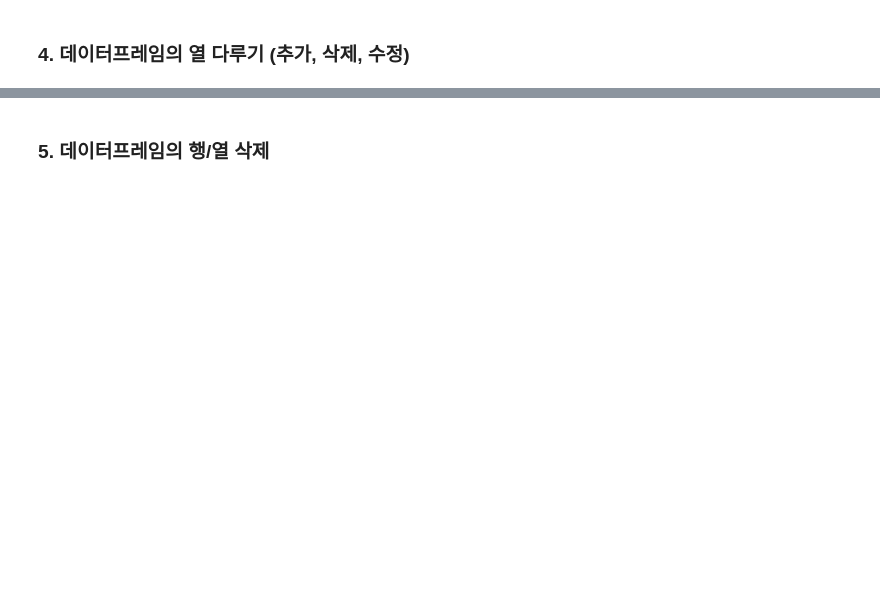
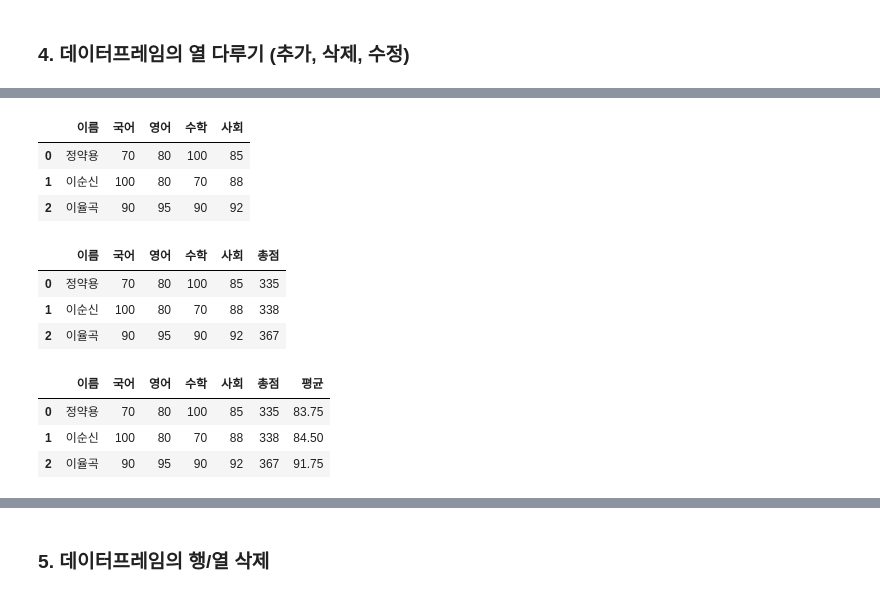
Before and after one commit to yangdamgyeong/lecture26_PyData26, a Jupyter notebook: AI기반데이터분석_03_판다스_기본사용법_실습.ipynb, the cells around one changed output, grey strips where cells are left out. Drawn from its saved outputs; the diff is of its cells as text; code cells hidden in the pictures; blank space fills up the shorter version.

```diff
--- a/AI기반데이터분석_03_판다스_기본사용법_실습.ipynb
+++ b/AI기반데이터분석_03_판다스_기본사용법_실습.ipynb
@@ -91,10 +244,31 @@ score_df
 # %%
 # '사회' 컬럼 추가
 scores =[85, 88, 92]
+score_df['사회'] = scores
+score_df
+# %% [output]
+|  | 이름 | 국어 | 영어 | 수학 | 사회 |
+| 0 | 정약용 | 70 | 80 | 100 | 85 |
+| 1 | 이순신 | 100 | 80 | 70 | 88 |
+| 2 | 이율곡 | 90 | 95 | 90 | 92 |
 # %%
 # 모든 칼럼의 값을 더해서 '총점' 칼럼 만들어 추가하기
+score_df['총점'] = score_df['국어'] + score_df['영어'] + score_df['수학'] + score_df['사회']
+score_df
+# %% [output]
+|  | 이름 | 국어 | 영어 | 수학 | 사회 | 총점 |
+| 0 | 정약용 | 70 | 80 | 100 | 85 | 335 |
+| 1 | 이순신 | 100 | 80 | 70 | 88 | 338 |
+| 2 | 이율곡 | 90 | 95 | 90 | 92 | 367 |
 # %%
 # '평균' 칼럼 추가
+score_df['평균'] = score_df['총점'] / 4
+score_df
+# %% [output]
+|  | 이름 | 국어 | 영어 | 수학 | 사회 | 총점 | 평균 |
+| 0 | 정약용 | 70 | 80 | 100 | 85 | 335 | 83.75 |
+| 1 | 이순신 | 100 | 80 | 70 | 88 | 338 | 84.50 |
+| 2 | 이율곡 | 90 | 95 | 90 | 92 | 367 | 91.75 |
 # %%
 # 학생별 총점, 평균 구하기
 # %%
```
Also changed, not shown: parts of 20 cells of this notebook.
